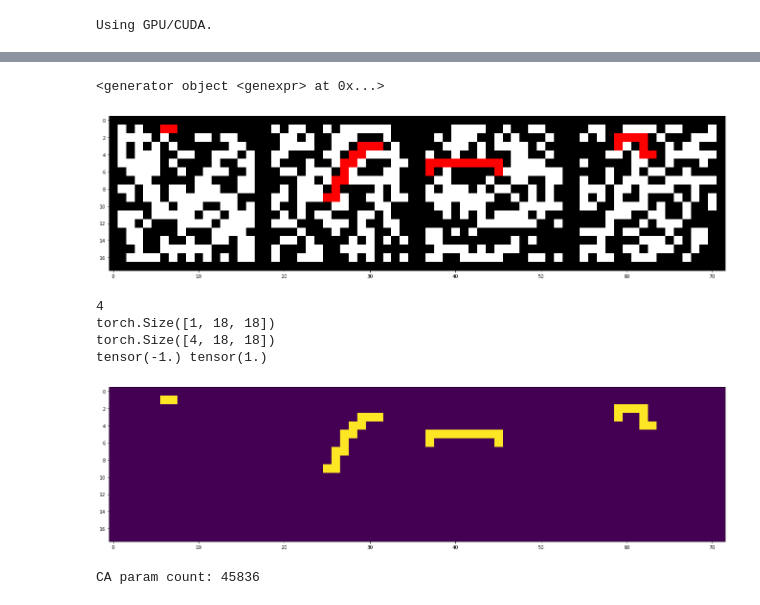
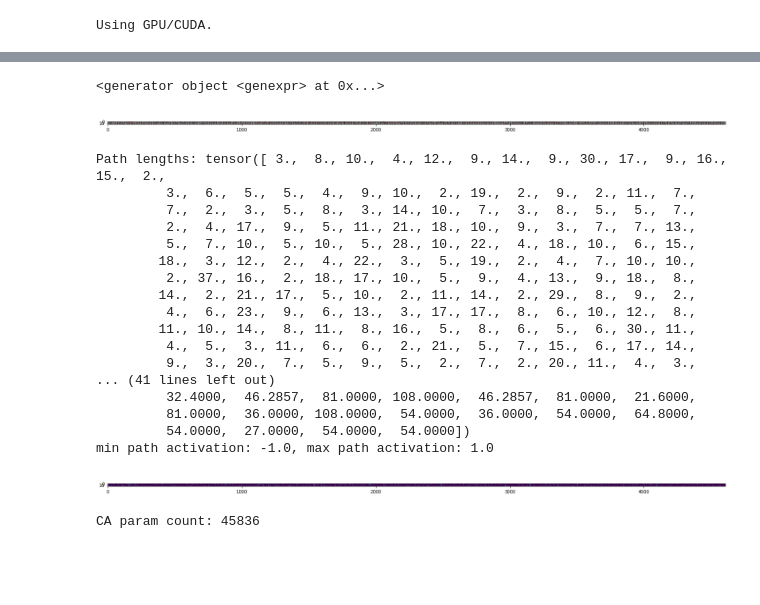
Before and after one commit to smearle/pathfinding-nca, a Jupyter notebook: path_nca.ipynb, the cells around one changed output, grey strips where cells are left out. Saved outputs shown, nothing was run; the diff lists cells and outputs as text; code cells hidden in the pictures; blank space fills up the shorter version.

```diff
--- a/path_nca.ipynb
+++ b/path_nca.ipynb
@@ -254,7 +254,7 @@ def bfs(arr, passable=0, impassable=1, src=2, trg=3):
             back_paths.update({adj: curr})
     return []
 
-data_n = 4
+data_n = 256
 solvable_mazes_onehot = []
 solvable_mazes_discrete = []
 
@@ -298,29 +298,41 @@ pl.imshow(np.hstack(solved_maze_ims))
 pl.tight_layout()
 # %% [output]
 <generator object <genexpr> at 0x...>
-[figure, old version]
+[figure, new version]
 # %%
-print(len(solved_mazes))
-print(solved_mazes[0].shape)
 path_targets = torch.vstack([(solved_maze == path_chan).float() for solved_maze in solved_mazes])
-print(path_targets.shape)
 
 # Scale the path target so that, assuming the network outputs 0 everywhere, not producing the target path results in as
 # much loss as putting path tiles in the wrong locations.
-# n_path_tiles = path_target.sum()
-# path_scaling = path_target.numel() / n_path_tiles
+n_path_tiles = path_targets.sum(dim=(-1, -2))
+print(f'Path lengths: {n_path_tiles}')
+path_scalings = path_targets[0].numel() / n_path_tiles
+print(f'Path loss scaling factors: {path_scalings}')
 path_targets[torch.where(path_targets == 0)] = -1.0
-print(path_targets.min(), path_targets.max())
+print(f'min path activation: {path_targets.min()}, max path activation: {path_targets.max()}')
 
 fig, ax = pl.subplots(figsize=(20, 5))
 pl.imshow(np.hstack(path_targets.cpu()))
 pl.tight_layout()
 # %% [output]
-4
-torch.Size([1, 18, 18])
-torch.Size([4, 18, 18])
-tensor(-1.) tensor(1.)
+Path lengths: tensor([ 3.,  8., 10.,  4., 12.,  9., 14.,  9., 30., 17.,  9., 16., 15.,  2.,
+         3.,  6.,  5.,  5.,  4.,  9., 10.,  2., 19.,  2.,  9.,  2., 11.,  7.,
+         7.,  2.,  3.,  5.,  8.,  3., 14., 10.,  7.,  3.,  8.,  5.,  5.,  7.,
+         2.,  4., 17.,  9.,  5., 11., 21., 18., 10.,  9.,  3.,  7.,  7., 13.,
+         5.,  7., 10.,  5., 10.,  5., 28., 10., 22.,  4., 18., 10.,  6., 15.,
+        18.,  3., 12.,  2.,  4., 22.,  3.,  5., 19.,  2.,  4.,  7., 10., 10.,
+         2., 37., 16.,  2., 18., 17., 10.,  5.,  9.,  4., 13.,  9., 18.,  8.,
+        14.,  2., 21., 17.,  5., 10.,  2., 11., 14.,  2., 29.,  8.,  9.,  2.,
+         4.,  6., 23.,  9.,  6., 13.,  3., 17., 17.,  8.,  6., 10., 12.,  8.,
+        11., 10., 14.,  8., 11.,  8., 16.,  5.,  8.,  6.,  5.,  6., 30., 11.,
+         4.,  5.,  3., 11.,  6.,  6.,  2., 21.,  5.,  7., 15.,  6., 17., 14.,
+         9.,  3., 20.,  7.,  5.,  9.,  5.,  2.,  7.,  2., 20., 11.,  4.,  3.,
+... (41 lines left out)
+         32.4000,  46.2857,  81.0000, 108.0000,  46.2857,  81.0000,  21.6000,
+         81.0000,  36.0000, 108.0000,  54.0000,  36.0000,  54.0000,  64.8000,
+         54.0000,  27.0000,  54.0000,  54.0000])
+min path activation: -1.0, max path activation: 1.0
-[figure, old version]
+[figure, new version]
 # %%
 #@title Minimalistic Neural CA
 # ident = torch.tensor([[0.0,0.0,0.0],[0.0,1.0,0.0],[0.0,0.0,0.0]])
```
Also changed, not shown: parts of 6 cells of this notebook.
